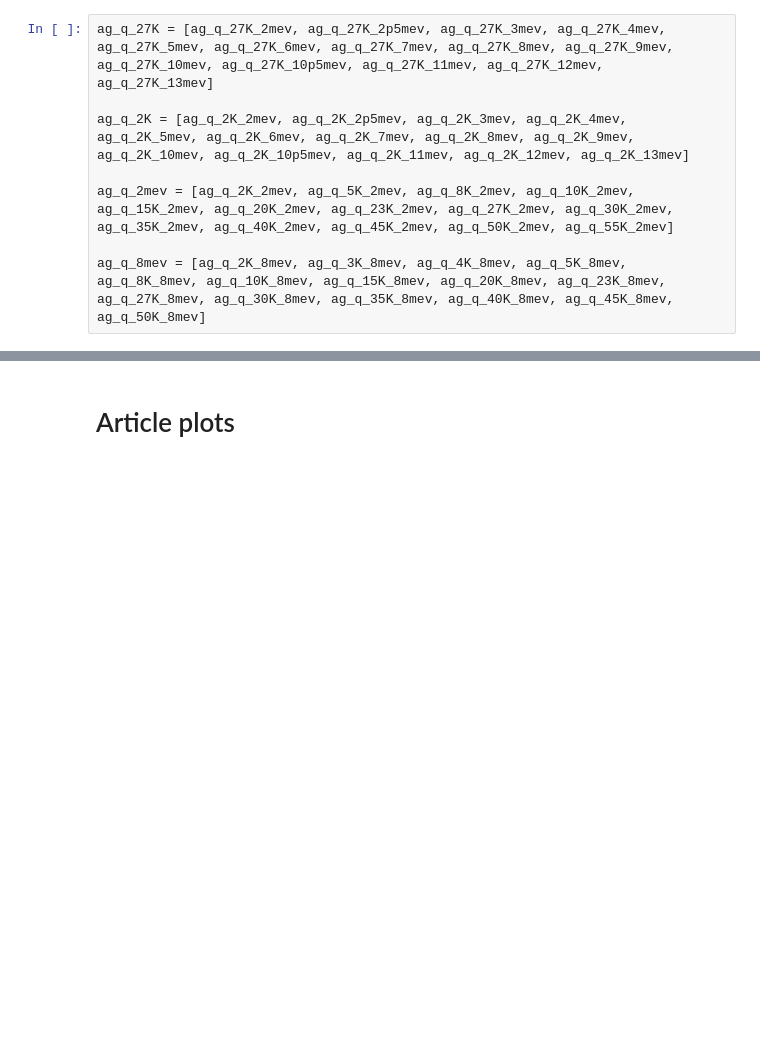
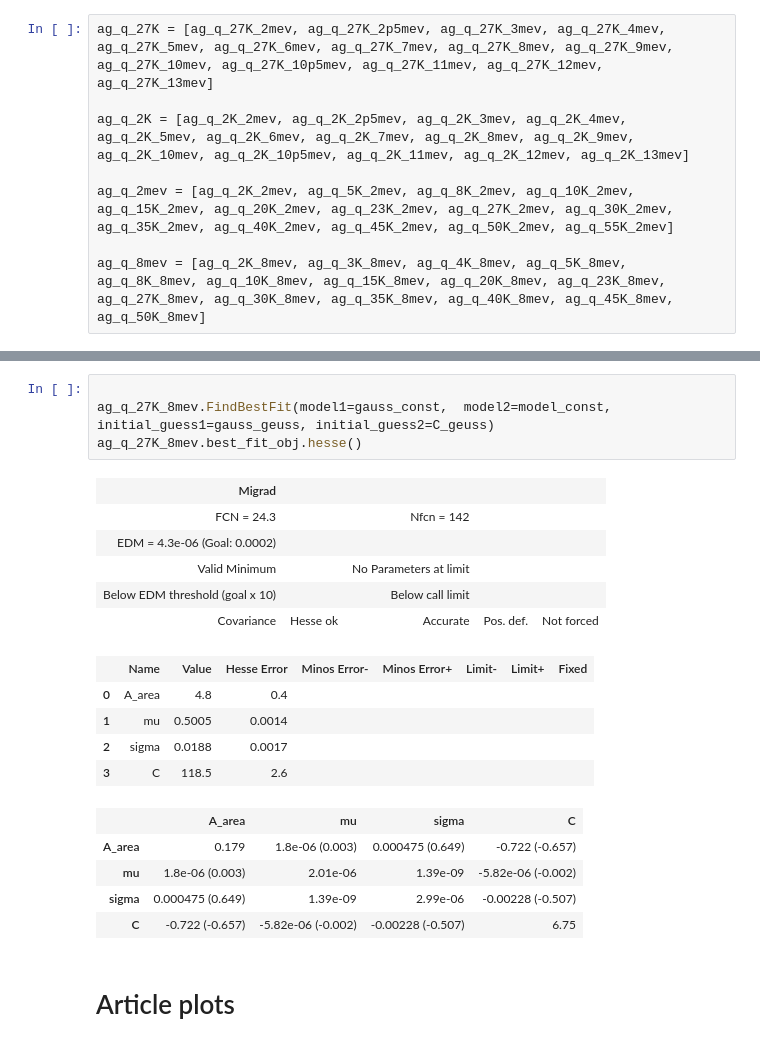
Before and after one commit to NBI-Magnetism-Group/NCCO_Analysis_Code_2026, a Jupyter notebook: DataAnalysis.ipynb, the cells around one changed output, grey strips where cells are left out. Cells and saved outputs as stored; diff of their text form; blank space fills up the shorter version.

```diff
--- a/DataAnalysis.ipynb
+++ b/DataAnalysis.ipynb
@@ -843,3 +869,24 @@ for i in ag_q_8mev:
+# %%
+
+ag_q_27K_8mev.FindBestFit(model1=gauss_const,  model2=model_const, initial_guess1=gauss_geuss, initial_guess2=C_geuss)
+ag_q_27K_8mev.best_fit_obj.hesse()
+# %% [output]
+| Migrad |  |  |  |  |
+| FCN = 24.3 |  | Nfcn = 142 |  |  |
+| EDM = 4.3e-06 (Goal: 0.0002) |  |  |  |  |
+| Valid Minimum |  | No Parameters at limit |  |  |
+| Below EDM threshold (goal x 10) |  | Below call limit |  |  |
+| Covariance | Hesse ok | Accurate | Pos. def. | Not forced |
+|  | Name | Value | Hesse Error | Minos Error- | Minos Error+ | Limit- | Limit+ | Fixed |
+| 0 | A_area | 4.8 | 0.4 |  |  |  |  |  |
+| 1 | mu | 0.5005 | 0.0014 |  |  |  |  |  |
+| 2 | sigma | 0.0188 | 0.0017 |  |  |  |  |  |
+| 3 | C | 118.5 | 2.6 |  |  |  |  |  |
+|  | A_area | mu | sigma | C |
+| A_area | 0.179 | 1.8e-06 (0.003) | 0.000475 (0.649) | -0.722 (-0.657) |
+| mu | 1.8e-06 (0.003) | 2.01e-06 | 1.39e-09 | -5.82e-06 (-0.002) |
+| sigma | 0.000475 (0.649) | 1.39e-09 | 2.99e-06 | -0.00228 (-0.507) |
+| C | -0.722 (-0.657) | -5.82e-06 (-0.002) | -0.00228 (-0.507) | 6.75 |
 # %% [markdown]
 # Article plots
 # %% [markdown]
```
Also changed, not shown: parts of 4 cells of this notebook, 5 other files.
